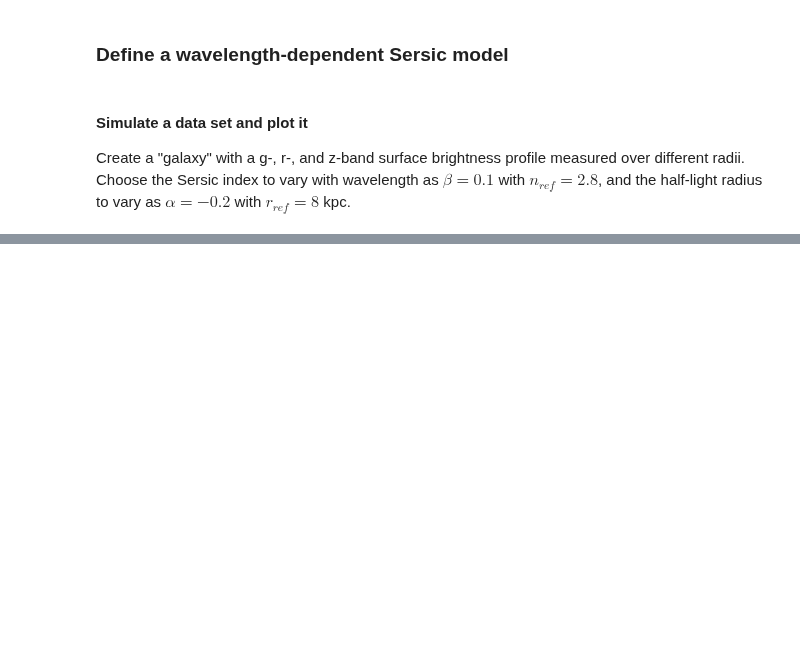
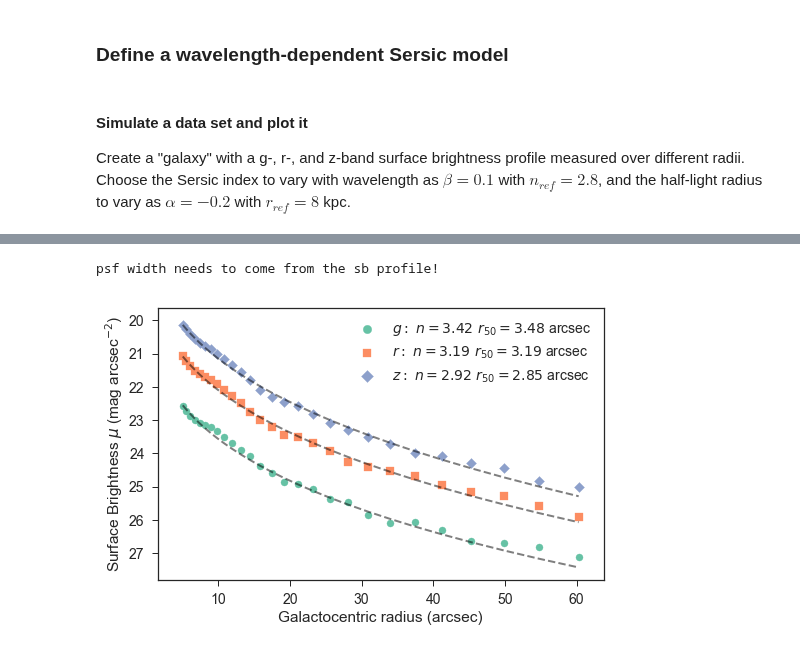
Before and after one commit to moustakas/legacyhalos, a Jupyter notebook: doc/nb/legacyhalos-sersic.ipynb, the cells around one changed output, grey strips where cells are left out. Saved outputs shown, nothing was run; the diff lists cells and outputs as text; code cells hidden in the pictures; blank space fills up the shorter version.

Commit message:
reasonably complete sersic fitting notebook

```diff
--- a/doc/nb/legacyhalos-sersic.ipynb
+++ b/doc/nb/legacyhalos-sersic.ipynb
@@ -217,31 +218,0 @@ Parameters:
-# %%
-class SersicWaveFit(object):
-    """Fit surface brightness profiles with the SersicWaveModel model."""
-
-    def __init__(**kwargs):
-        pass
-
-    def fit():
-        from astropy.modeling import fitting
-
-        #fixed = {'beta': True, 'alpha': True}
-        fixed = {}
-
-        sersicwave_init = SersicWaveModel(psfsigma_g=1, psfsigma_r=1, psfsigma_z=1)
-
-        sersicwave_fit = fitting.LevMarLSQFitter()
-        sersicwave_best = sersicwave_fit(sersicwave_init, radius, wave, sb, weights=1/sberr)
-
-        print(sersicwave_init)
-        print(sersicwave_best)
-        print(model)
-
-
-        # print(sersicwave_fit.fit_info['message'] )
-        sersicwave_best
-        cov = sersicwave_fit.fit_info['param_cov']
-        dict(zip(sersicwave_best.param_names, np.diag(cov)**0.5))
-
-    def plot():
-
-        plot_sbwave(radius, wave, sb, model=sersicwave_best)
@@ -470,2 +248,0 @@ print(guess)
-# %%
-sersicfit = fit_sersic(sbprofile)
@@ -529,0 +415,8 @@ ax1.xaxis.set_major_formatter(ScalarFormatter())
+# %%
+sersicfit = SersicWaveFit(sbprofile, fix_alpha=False, fix_beta=False, seed=1)
+# %% [output]
+psf width needs to come from the sb profile!
+# %%
+rr = sersicfit.fit(plot=True)
+# %% [output]
+[figure, added]
```
Also changed, not shown: parts of 42 cells of this notebook, 2 other files.
